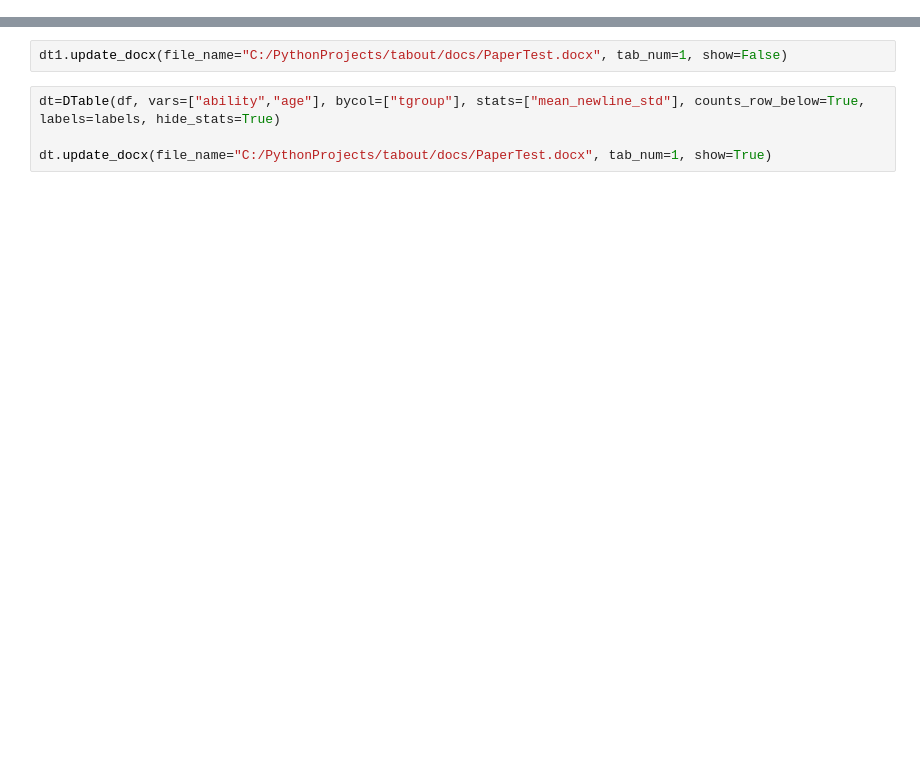
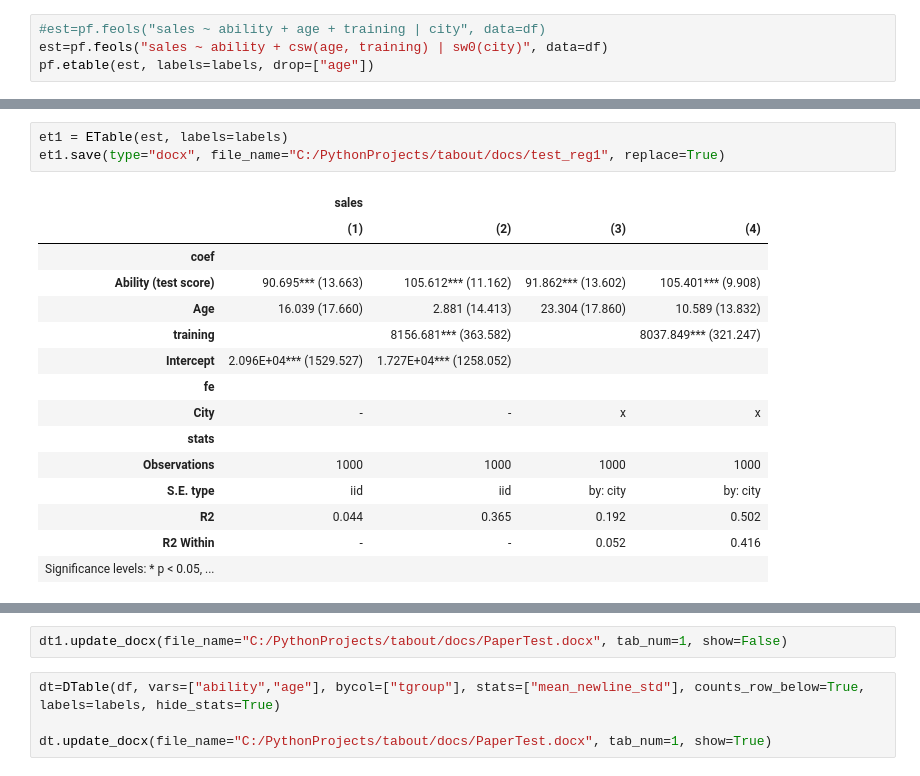
Before and after one commit to dsliwka/maketables, a Jupyter notebook: testWordtable.ipynb, the cells around one changed output, grey strips where cells are left out. Cells and saved outputs as stored; diff of their text form; blank space fills up the shorter version.

```diff
--- a/testWordtable.ipynb
+++ b/testWordtable.ipynb
@@ -100,3 +102,7 @@ labels = {"ability": "Ability (test score)",
 
 df["tgroup"] = pd.Categorical(df["tgroup"], categories=[0, 1, 2], ordered=True)
 df["tgroup"] = df["tgroup"].cat.rename_categories(["Control", "Treatment 1", "Treatment 2"])
+# %%
+#est=pf.feols("sales ~ ability + age + training | city", data=df)
+est=pf.feols("sales ~ ability + csw(age, training) | sw0(city)", data=df)
+pf.etable(est, labels=labels, drop=["age"])
@@ -102,0 +124,19 @@ df["tgroup"] = df["tgroup"].cat.rename_categories(["Control", "Treatment 1", "Tr
+# %%
+et1 = ETable(est, labels=labels)
+et1.save(type="docx", file_name="C:/PythonProjects/tabout/docs/test_reg1", replace=True)
+# %% [output]
+|  | sales |  |  |  |
+|  | (1) | (2) | (3) | (4) |
+| coef |  |  |  |  |
+| Ability (test score) | 90.695*** (13.663) | 105.612*** (11.162) | 91.862*** (13.602) | 105.401*** (9.908) |
+| Age | 16.039 (17.660) | 2.881 (14.413) | 23.304 (17.860) | 10.589 (13.832) |
+| training |  | 8156.681*** (363.582) |  | 8037.849*** (321.247) |
+| Intercept | 2.096E+04*** (1529.527) | 1.727E+04*** (1258.052) |  |  |
+| fe |  |  |  |  |
+| City | - | - | x | x |
+| stats |  |  |  |  |
+| Observations | 1000 | 1000 | 1000 | 1000 |
+| S.E. type | iid | iid | by: city | by: city |
+| R2 | 0.044 | 0.365 | 0.192 | 0.502 |
+| R2 Within | - | - | 0.052 | 0.416 |
+| Significance levels: * p < 0.05, ... |  |  |  |  |
```
Also changed, not shown: parts of 8 cells of this notebook, 40 other files.
